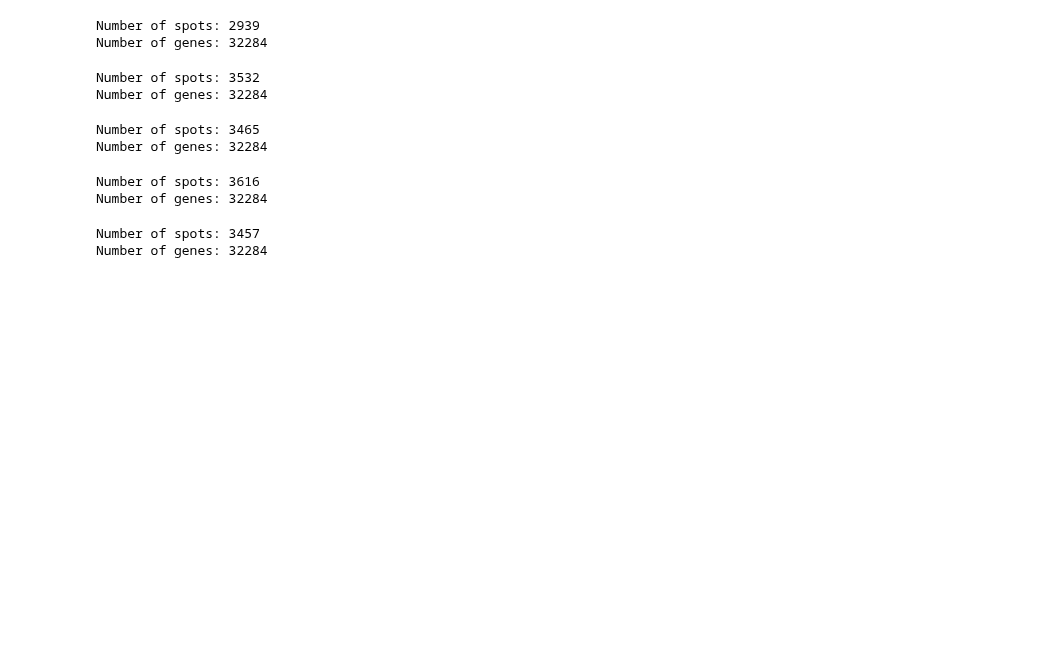
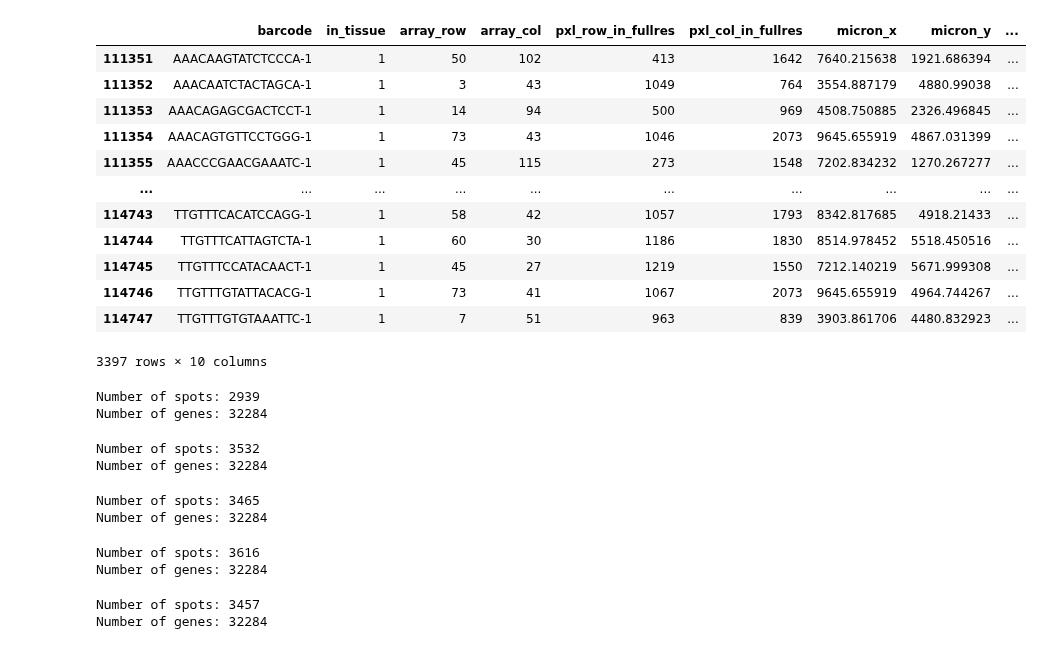
Before and after one commit to dmnburrows/spatial_transcriptomics, a Jupyter notebook: plaque_classify.ipynb, the cells around one changed output. Drawn from its saved outputs; the diff is of its cells as text; code cells hidden in the pictures; blank space fills up the shorter version.

```diff
--- a/plaque_classify.ipynb
+++ b/plaque_classify.ipynb
@@ -89,0 +184,17 @@ gene_df
+# %%
+#add in plaque adjacent spots to metadata
+spot_df
+# %% [output]
+|  | barcode | in_tissue | array_row | array_col | pxl_row_in_fullres | pxl_col_in_fullres | micron_x | micron_y | ... |
+| 111351 | AAACAAGTATCTCCCA-1 | 1 | 50 | 102 | 413 | 1642 | 7640.215638 | 1921.686394 | ... |
+| 111352 | AAACAATCTACTAGCA-1 | 1 | 3 | 43 | 1049 | 764 | 3554.887179 | 4880.99038 | ... |
+| 111353 | AAACAGAGCGACTCCT-1 | 1 | 14 | 94 | 500 | 969 | 4508.750885 | 2326.496845 | ... |
+| 111354 | AAACAGTGTTCCTGGG-1 | 1 | 73 | 43 | 1046 | 2073 | 9645.655919 | 4867.031399 | ... |
+| 111355 | AAACCCGAACGAAATC-1 | 1 | 45 | 115 | 273 | 1548 | 7202.834232 | 1270.267277 | ... |
+| ... | ... | ... | ... | ... | ... | ... | ... | ... | ... |
+| 114743 | TTGTTTCACATCCAGG-1 | 1 | 58 | 42 | 1057 | 1793 | 8342.817685 | 4918.21433 | ... |
+| 114744 | TTGTTTCATTAGTCTA-1 | 1 | 60 | 30 | 1186 | 1830 | 8514.978452 | 5518.450516 | ... |
+| 114745 | TTGTTTCCATACAACT-1 | 1 | 45 | 27 | 1219 | 1550 | 7212.140219 | 5671.999308 | ... |
+| 114746 | TTGTTTGTATTACACG-1 | 1 | 73 | 41 | 1067 | 2073 | 9645.655919 | 4964.744267 | ... |
+| 114747 | TTGTTTGTGTAAATTC-1 | 1 | 7 | 51 | 963 | 839 | 3903.861706 | 4480.832923 | ... |
+3397 rows × 10 columns
```
Also changed, not shown: parts of 13 cells of this notebook.
